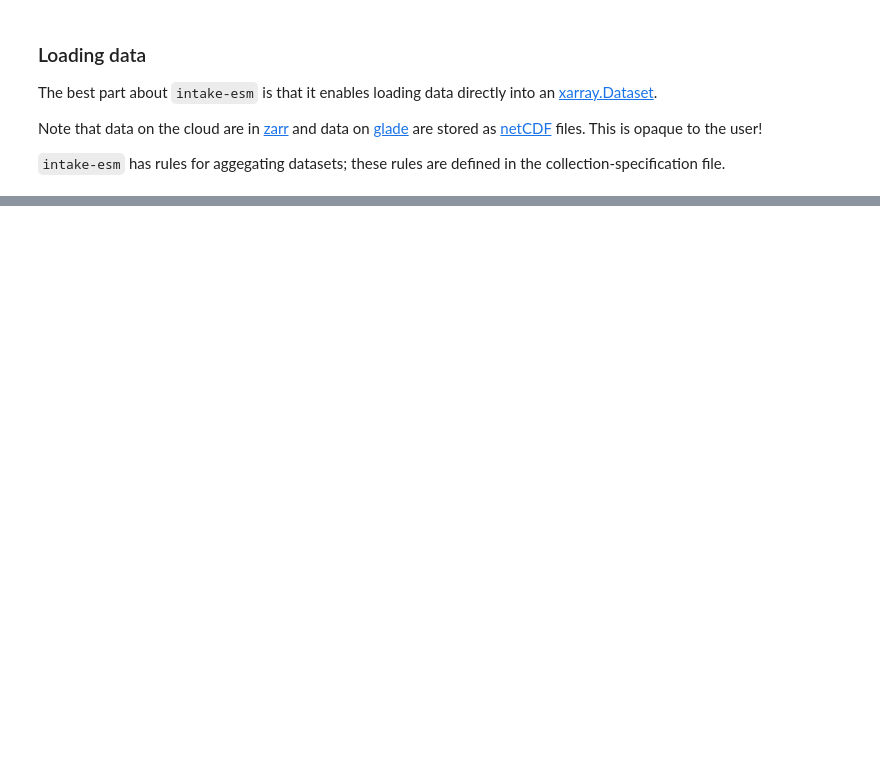
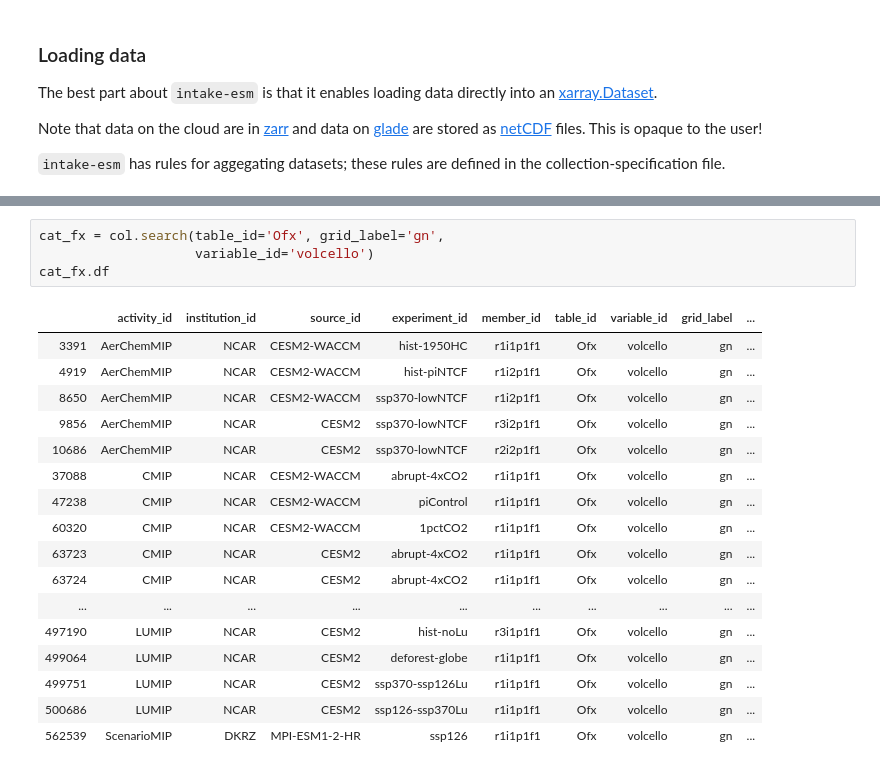
Before and after one commit to cmip6hack/project-template, a Jupyter notebook: notebooks/hello_world.ipynb, the cells around one changed output, grey strips where cells are left out. Cells and saved outputs as stored; diff of their text form; blank space fills up the shorter version.

```diff
--- a/notebooks/hello_world.ipynb
+++ b/notebooks/hello_world.ipynb
@@ -151,0 +185,22 @@ dset_dict
+# %%
+cat_fx = col.search(table_id='Ofx', grid_label='gn',
+                    variable_id='volcello')
+cat_fx.df
+# %% [output]
+|  | activity_id | institution_id | source_id | experiment_id | member_id | table_id | variable_id | grid_label | ... |
+| 3391 | AerChemMIP | NCAR | CESM2-WACCM | hist-1950HC | r1i1p1f1 | Ofx | volcello | gn | ... |
+| 4919 | AerChemMIP | NCAR | CESM2-WACCM | hist-piNTCF | r1i2p1f1 | Ofx | volcello | gn | ... |
+| 8650 | AerChemMIP | NCAR | CESM2-WACCM | ssp370-lowNTCF | r1i2p1f1 | Ofx | volcello | gn | ... |
+| 9856 | AerChemMIP | NCAR | CESM2 | ssp370-lowNTCF | r3i2p1f1 | Ofx | volcello | gn | ... |
+| 10686 | AerChemMIP | NCAR | CESM2 | ssp370-lowNTCF | r2i2p1f1 | Ofx | volcello | gn | ... |
+| 37088 | CMIP | NCAR | CESM2-WACCM | abrupt-4xCO2 | r1i1p1f1 | Ofx | volcello | gn | ... |
+| 47238 | CMIP | NCAR | CESM2-WACCM | piControl | r1i1p1f1 | Ofx | volcello | gn | ... |
+| 60320 | CMIP | NCAR | CESM2-WACCM | 1pctCO2 | r1i1p1f1 | Ofx | volcello | gn | ... |
+| 63723 | CMIP | NCAR | CESM2 | abrupt-4xCO2 | r1i1p1f1 | Ofx | volcello | gn | ... |
+| 63724 | CMIP | NCAR | CESM2 | abrupt-4xCO2 | r1i1p1f1 | Ofx | volcello | gn | ... |
+| ... | ... | ... | ... | ... | ... | ... | ... | ... | ... |
+| 497190 | LUMIP | NCAR | CESM2 | hist-noLu | r3i1p1f1 | Ofx | volcello | gn | ... |
+| 499064 | LUMIP | NCAR | CESM2 | deforest-globe | r1i1p1f1 | Ofx | volcello | gn | ... |
+| 499751 | LUMIP | NCAR | CESM2 | ssp370-ssp126Lu | r1i1p1f1 | Ofx | volcello | gn | ... |
+| 500686 | LUMIP | NCAR | CESM2 | ssp126-ssp370Lu | r1i1p1f1 | Ofx | volcello | gn | ... |
+| 562539 | ScenarioMIP | DKRZ | MPI-ESM1-2-HR | ssp126 | r1i1p1f1 | Ofx | volcello | gn | ... |
```
Also changed, not shown: parts of 12 cells of this notebook, 2 other files.
